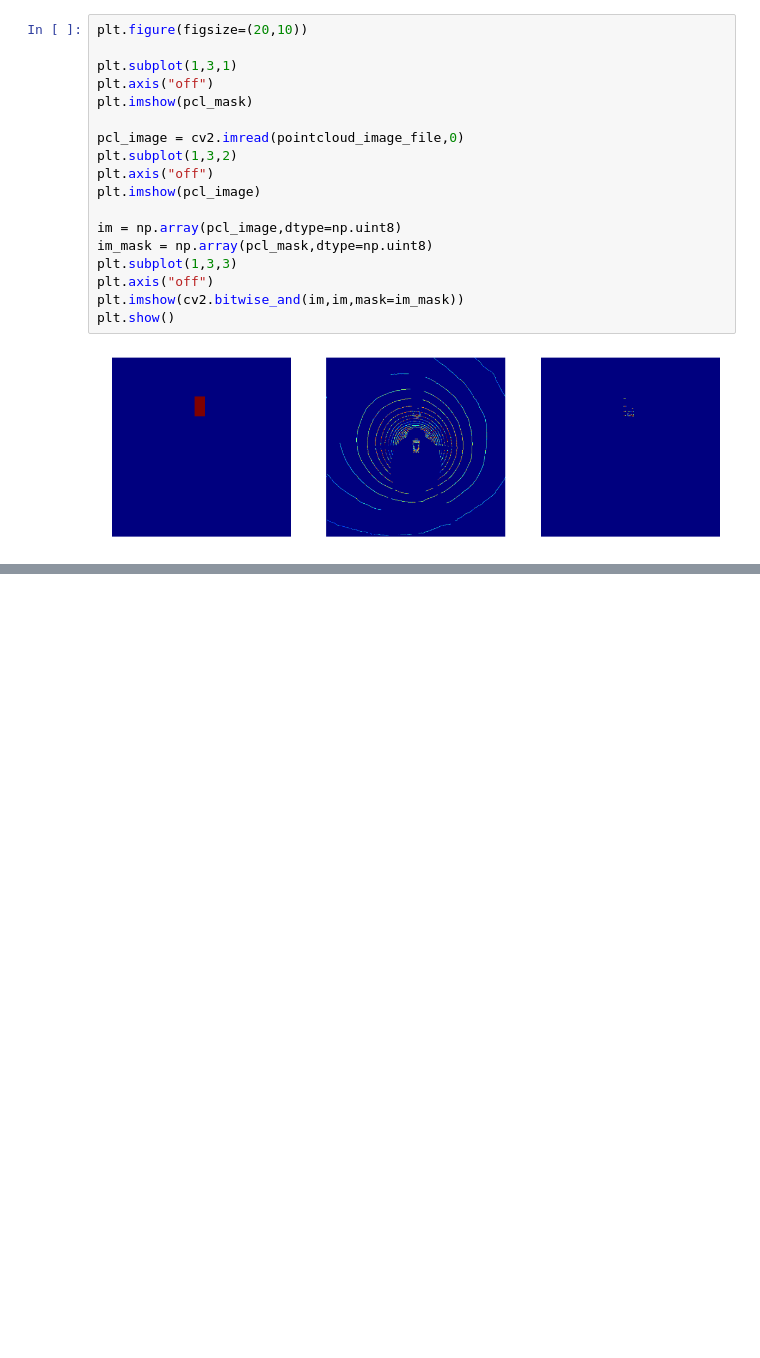
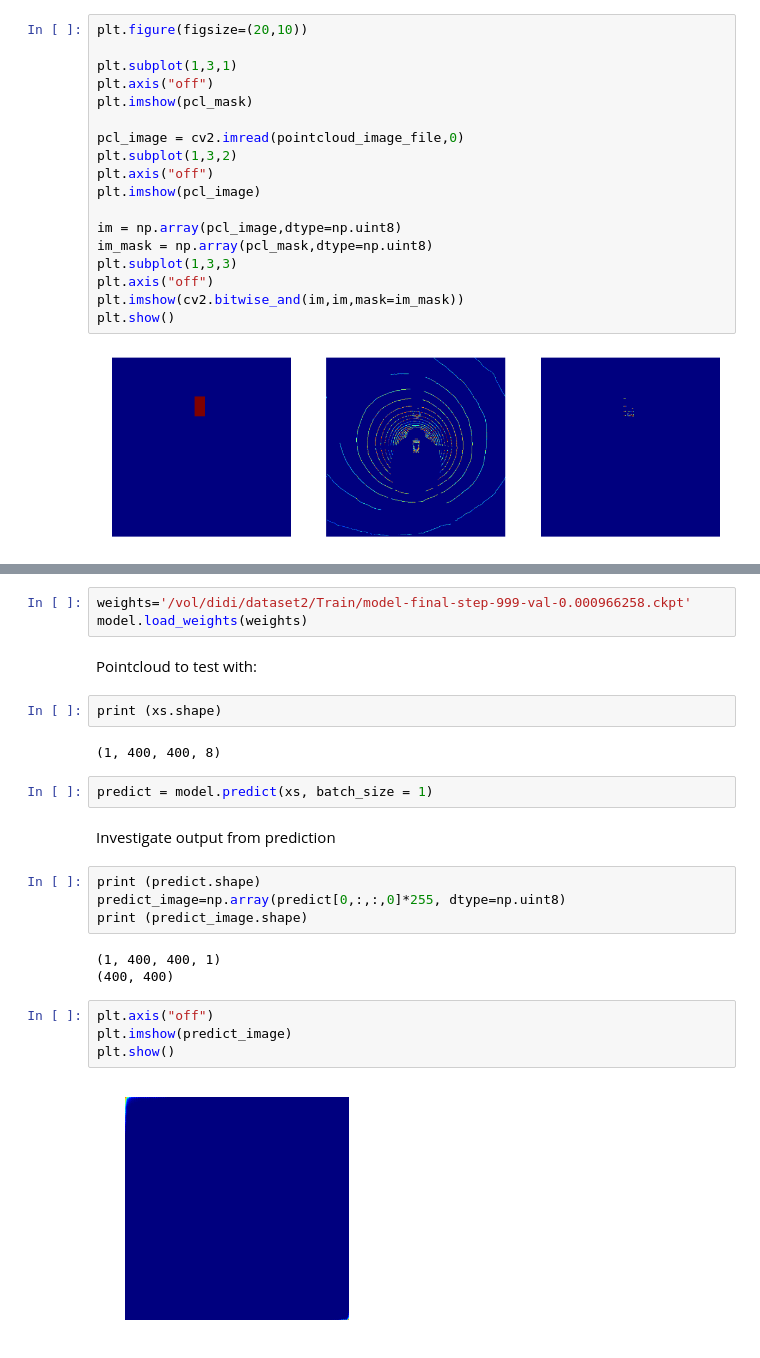
Before and after one commit to markstrefford/didi-sdc-challenge-2017, a Jupyter notebook: train_nn.ipynb, the cells around one changed output, grey strips where cells are left out. Saved outputs shown, nothing was run; the diff lists cells and outputs as text; blank space fills up the shorter version.

Commit message:
Debugging training

```diff
--- a/train_nn.ipynb
+++ b/train_nn.ipynb
@@ -138,0 +148,26 @@ plt.show()
+# %%
+weights='/vol/didi/dataset2/Train/model-final-step-999-val-0.000966258.ckpt'
+model.load_weights(weights)
+# %% [markdown]
+Pointcloud to test with:
+# %%
+print (xs.shape)
+# %% [output]
+(1, 400, 400, 8)
+# %%
+predict = model.predict(xs, batch_size = 1)
+# %% [markdown]
+Investigate output from prediction
+# %%
+print (predict.shape)
+predict_image=np.array(predict[0,:,:,0]*255, dtype=np.uint8)
+print (predict_image.shape)
+# %% [output]
+(1, 400, 400, 1)
+(400, 400)
+# %%
+plt.axis("off")
+plt.imshow(predict_image)
+plt.show()
+# %% [output]
+[figure, added]
```
Also changed, not shown: parts of 3 cells of this notebook, 1 other file.
